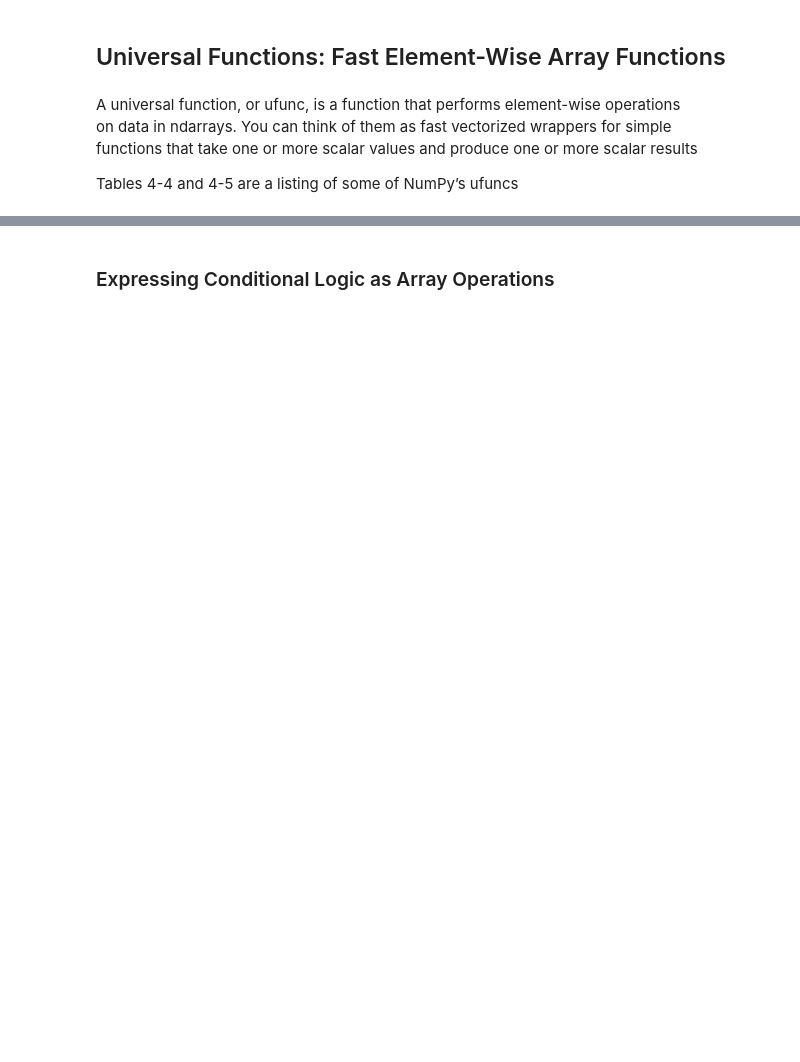
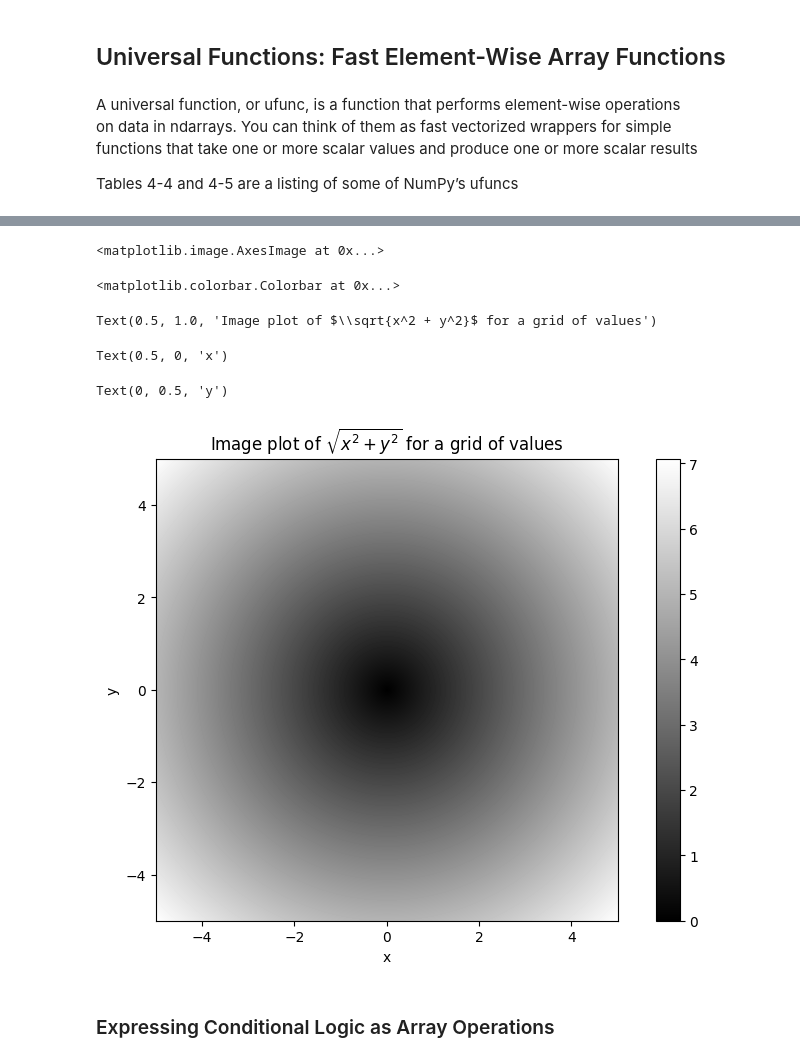
Before and after one commit to SBU-r/CIV355-Fall25, a Jupyter notebook: Jupyter Notebooks/Numpy.ipynb, the cells around one changed output, grey strips where cells are left out. Drawn from its saved outputs; the diff is of its cells as text; code cells hidden in the pictures; blank space fills up the shorter version.

```diff
--- a/Jupyter Notebooks/Numpy.ipynb
+++ b/Jupyter Notebooks/Numpy.ipynb
@@ -914,7 +1053,20 @@ z
 # %%
 #Visualize the result as a grey color image
 
 import matplotlib.pyplot as plt
 plt.imshow(z, cmap=plt.cm.gray, extent=[-5, 5, -5, 5])
 plt.colorbar()
 plt.title("Image plot of $\sqrt{x^2 + y^2}$ for a grid of values")
+plt.xlabel('x')
+plt.ylabel('y')
+plt.draw()
+
+# If you’re working in IPython, you can close all open plot windows by executing
+#plt.close("all")
+# %% [output]
+<matplotlib.image.AxesImage at 0x...>
+<matplotlib.colorbar.Colorbar at 0x...>
+Text(0.5, 1.0, 'Image plot of $\\sqrt{x^2 + y^2}$ for a grid of values')
+Text(0.5, 0, 'x')
+Text(0, 0.5, 'y')
+[figure, added]
```
Also changed, not shown: parts of 85 cells of this notebook.
